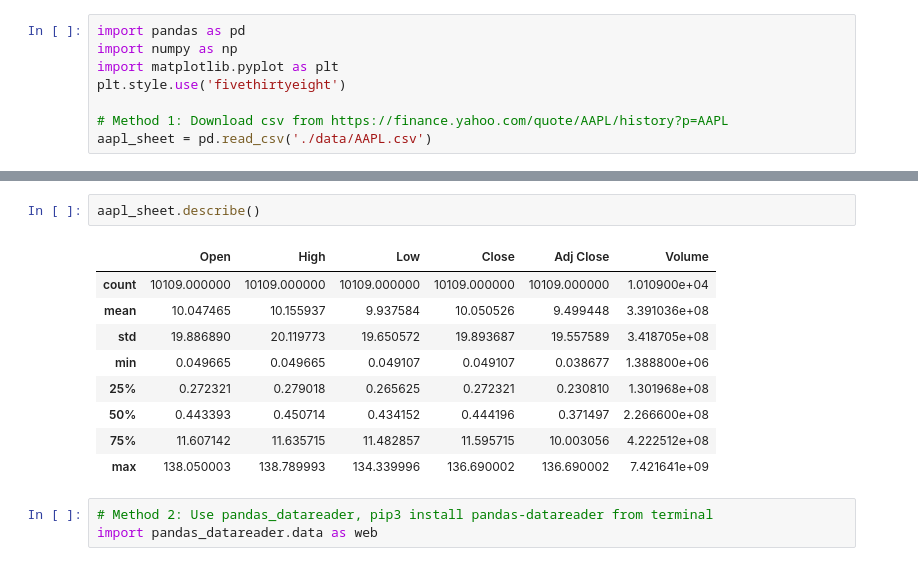
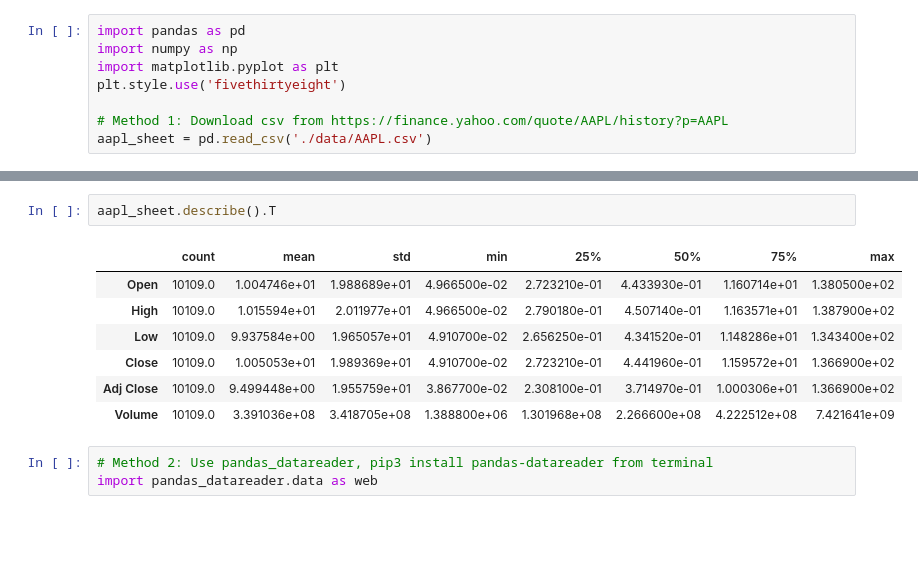
Before and after one commit to yuchild/tech_stocks_with_pandas, a Jupyter notebook: eda.ipynb, the cells around one changed output, grey strips where cells are left out. Saved outputs shown, nothing was run; the diff lists cells and outputs as text; blank space fills up the shorter version.

```diff
--- a/eda.ipynb
+++ b/eda.ipynb
@@ -68,17 +62,15 @@ Data columns (total 7 columns):
 dtypes: float64(6), object(1)
 memory usage: 553.0+ KB
 # %%
-aapl_sheet.describe()
+aapl_sheet.describe().T
 # %% [output]
-|  | Open | High | Low | Close | Adj Close | Volume |
-| count | 10109.000000 | 10109.000000 | 10109.000000 | 10109.000000 | 10109.000000 | 1.010900e+04 |
-| mean | 10.047465 | 10.155937 | 9.937584 | 10.050526 | 9.499448 | 3.391036e+08 |
-| std | 19.886890 | 20.119773 | 19.650572 | 19.893687 | 19.557589 | 3.418705e+08 |
-| min | 0.049665 | 0.049665 | 0.049107 | 0.049107 | 0.038677 | 1.388800e+06 |
-| 25% | 0.272321 | 0.279018 | 0.265625 | 0.272321 | 0.230810 | 1.301968e+08 |
-| 50% | 0.443393 | 0.450714 | 0.434152 | 0.444196 | 0.371497 | 2.266600e+08 |
-| 75% | 11.607142 | 11.635715 | 11.482857 | 11.595715 | 10.003056 | 4.222512e+08 |
-| max | 138.050003 | 138.789993 | 134.339996 | 136.690002 | 136.690002 | 7.421641e+09 |
+|  | count | mean | std | min | 25% | 50% | 75% | max |
+| Open | 10109.0 | 1.004746e+01 | 1.988689e+01 | 4.966500e-02 | 2.723210e-01 | 4.433930e-01 | 1.160714e+01 | 1.380500e+02 |
+| High | 10109.0 | 1.015594e+01 | 2.011977e+01 | 4.966500e-02 | 2.790180e-01 | 4.507140e-01 | 1.163571e+01 | 1.387900e+02 |
+| Low | 10109.0 | 9.937584e+00 | 1.965057e+01 | 4.910700e-02 | 2.656250e-01 | 4.341520e-01 | 1.148286e+01 | 1.343400e+02 |
+| Close | 10109.0 | 1.005053e+01 | 1.989369e+01 | 4.910700e-02 | 2.723210e-01 | 4.441960e-01 | 1.159572e+01 | 1.366900e+02 |
+| Adj Close | 10109.0 | 9.499448e+00 | 1.955759e+01 | 3.867700e-02 | 2.308100e-01 | 3.714970e-01 | 1.000306e+01 | 1.366900e+02 |
+| Volume | 10109.0 | 3.391036e+08 | 3.418705e+08 | 1.388800e+06 | 1.301968e+08 | 2.266600e+08 | 4.222512e+08 | 7.421641e+09 |
 # %%
 # Method 2: Use pandas_datareader, pip3 install pandas-datareader from terminal
 import pandas_datareader.data as web
```
Also changed, not shown: parts of 17 cells of this notebook.
